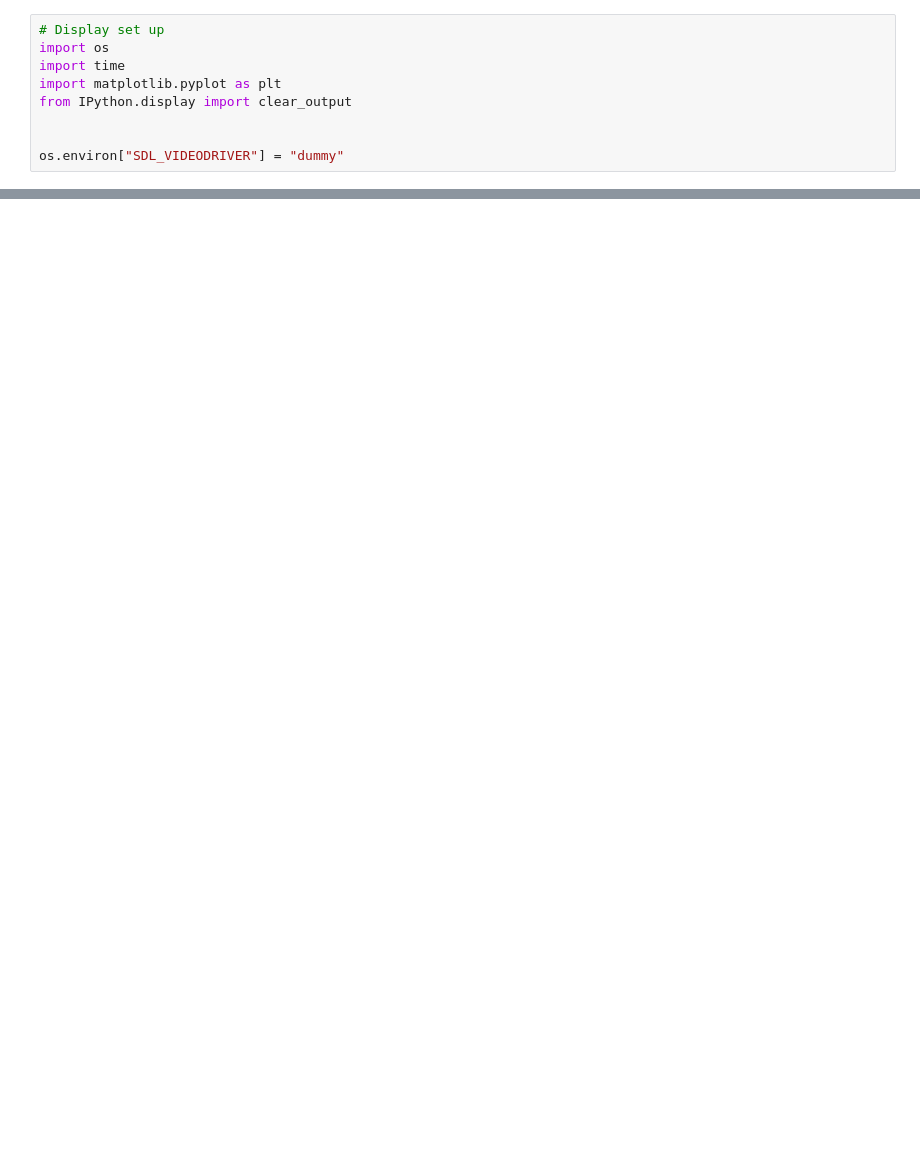
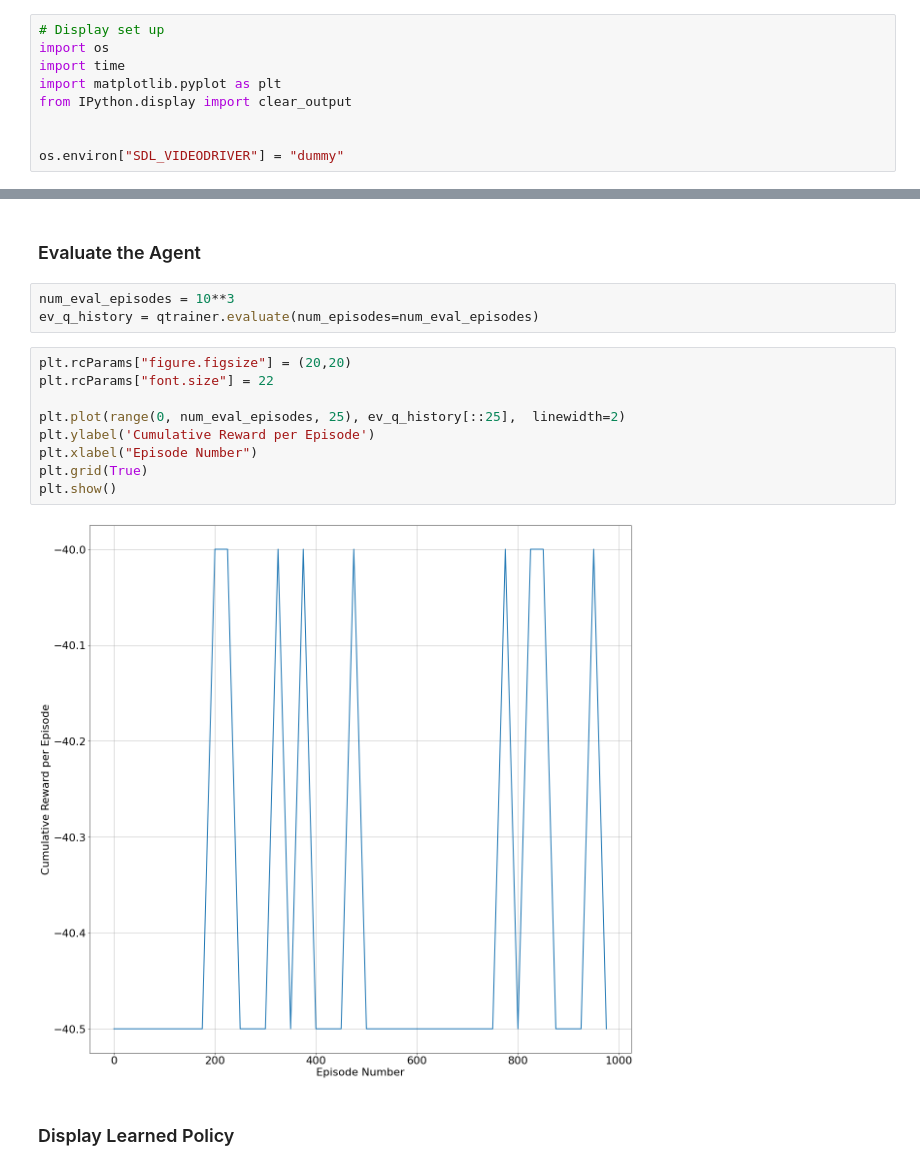
Before and after one commit to nasheedyasin/rl-assignments, a Jupyter notebook: a1/assignment_1_part_2.ipynb, the cells around one changed output, grey strips where cells are left out. Drawn from its saved outputs; the diff is of its cells as text; blank space fills up the shorter version.

```diff
--- a/a1/assignment_1_part_2.ipynb
+++ b/a1/assignment_1_part_2.ipynb
@@ -742,0 +630,18 @@ senv.close()
+# %% [markdown]
+### Evaluate the Agent
+# %%
+num_eval_episodes = 10**3
+ev_q_history = qtrainer.evaluate(num_episodes=num_eval_episodes)
+# %%
+plt.rcParams["figure.figsize"] = (20,20)
+plt.rcParams["font.size"] = 22
+
+plt.plot(range(0, num_eval_episodes, 25), ev_q_history[::25],  linewidth=2)
+plt.ylabel('Cumulative Reward per Episode')
+plt.xlabel("Episode Number")
+plt.grid(True)
+plt.show()
+# %% [output]
+[figure, added]
+# %% [markdown]
+### Display Learned Policy
```
Also changed, not shown: parts of 79 cells of this notebook.
